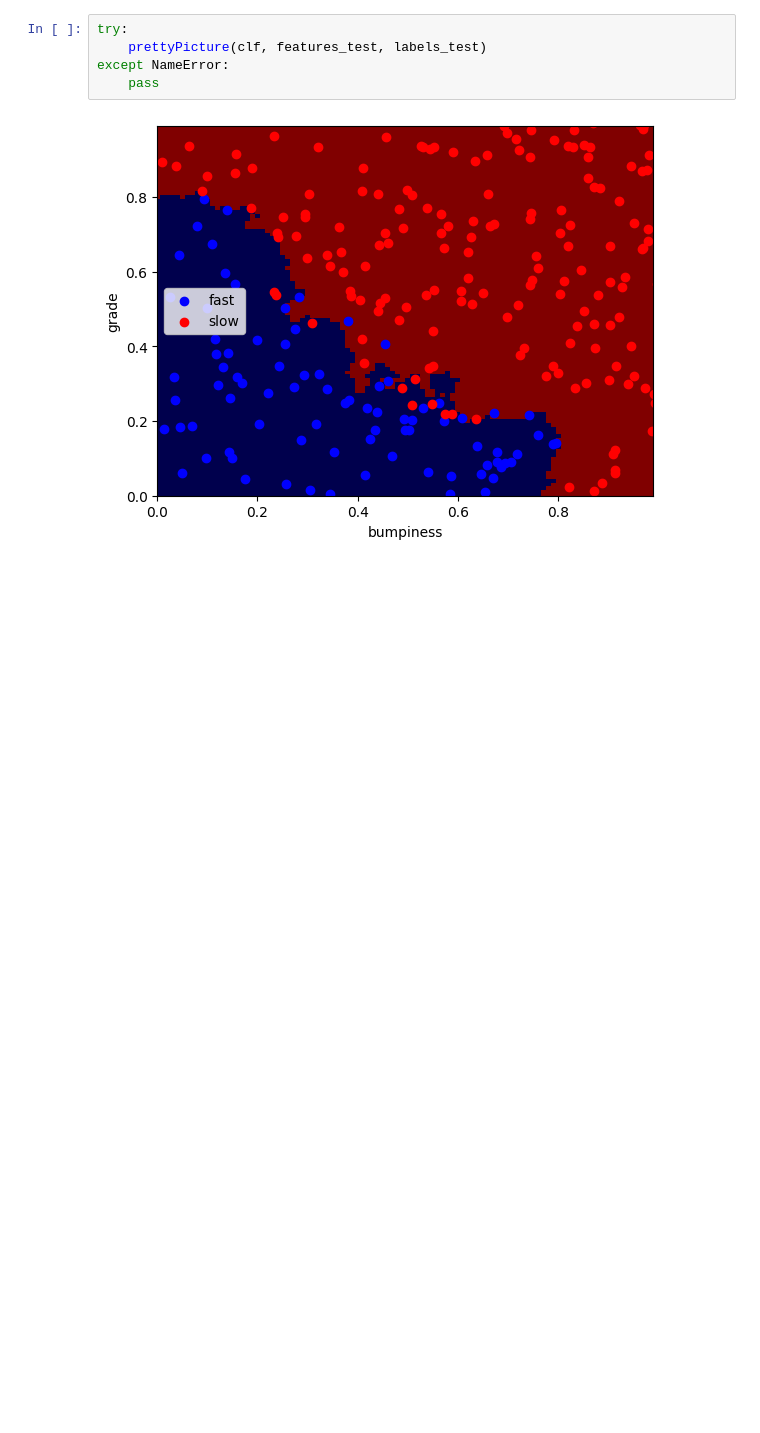
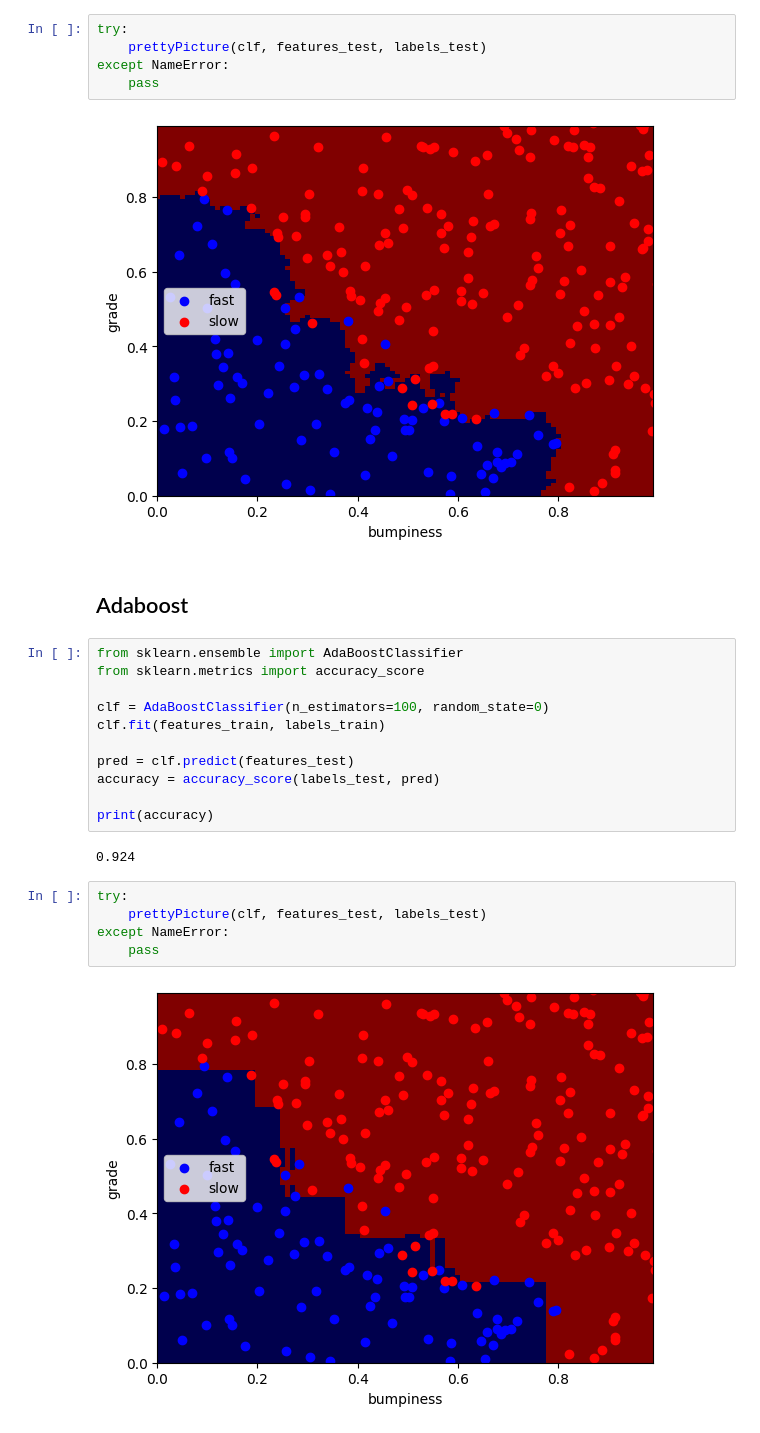
Before and after one commit to Keyvan-af/ud120-projects, a Jupyter notebook: choose_your_own/test.ipynb, the cells around one changed output. Saved outputs shown, nothing was run; the diff lists cells and outputs as text; blank space fills up the shorter version.

```diff
--- a/choose_your_own/test.ipynb
+++ b/choose_your_own/test.ipynb
@@ -44,3 +44,25 @@ except NameError:
     pass
 # %% [output]
 [figure]
+# %% [markdown]
+## Adaboost
+# %%
+from sklearn.ensemble import AdaBoostClassifier
+from sklearn.metrics import accuracy_score
+
+clf = AdaBoostClassifier(n_estimators=100, random_state=0)
+clf.fit(features_train, labels_train)
+
+pred = clf.predict(features_test)
+accuracy = accuracy_score(labels_test, pred)
+
+print(accuracy)
+# %% [output]
+0.924
+# %%
+try:
+    prettyPicture(clf, features_test, labels_test)
+except NameError:
+    pass
+# %% [output]
+[figure, added]
```
Also changed, not shown: parts of 3 cells of this notebook, 1 other file.
